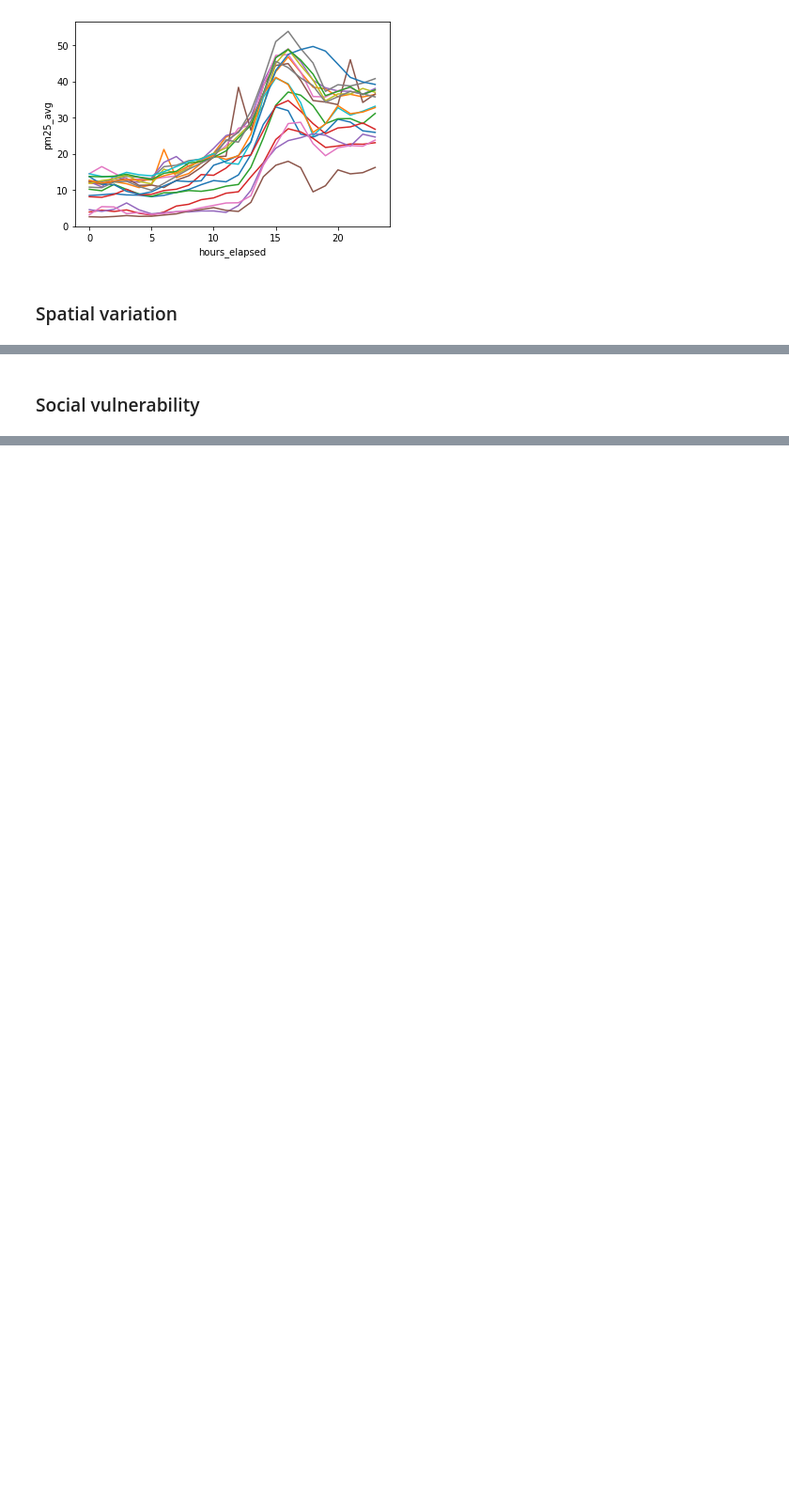
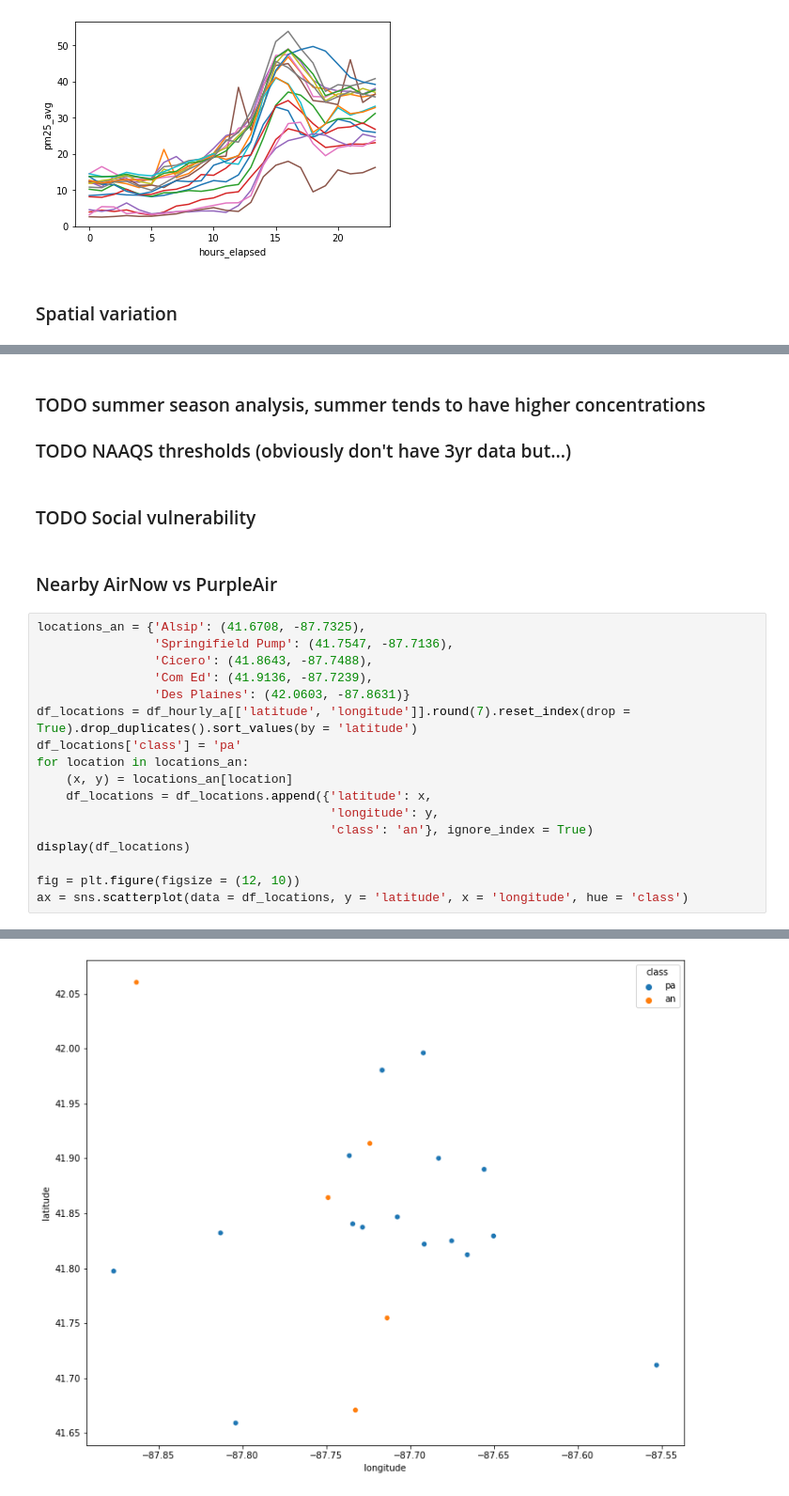
Before and after one commit to code-312/Air-Quality, a Jupyter notebook: notebooks/spatial_variation.ipynb, the cells around one changed output, grey strips where cells are left out. Shown at 94% size. Drawn from its saved outputs; the diff is of its cells as text; blank space fills up the shorter version.

Commit message:
quick plot of airnow vs purpleair sensor locations

```diff
--- a/notebooks/spatial_variation.ipynb
+++ b/notebooks/spatial_variation.ipynb
@@ -278,2 +272,25 @@ sns.lineplot(data = std_corrs);
+# %% [markdown]
+### TODO summer season analysis, summer tends to have higher concentrations
+### TODO NAAQS thresholds (obviously don't have 3yr data but...)
 # %% [markdown]
-### Social vulnerability
+### TODO Social vulnerability
+# %% [markdown]
+### Nearby AirNow vs PurpleAir
+# %%
+locations_an = {'Alsip': (41.6708, -87.7325),
+                'Springifield Pump': (41.7547, -87.7136),
+                'Cicero': (41.8643, -87.7488),
+                'Com Ed': (41.9136, -87.7239),
+                'Des Plaines': (42.0603, -87.8631)}
+df_locations = df_hourly_a[['latitude', 'longitude']].round(7).reset_index(drop = True).drop_duplicates().sort_values(by = 'latitude')
+df_locations['class'] = 'pa'
+for location in locations_an:
+    (x, y) = locations_an[location]
+    df_locations = df_locations.append({'latitude': x,
+                                        'longitude': y,
+                                        'class': 'an'}, ignore_index = True)
+display(df_locations)
+
+fig = plt.figure(figsize = (12, 10))
+ax = sns.scatterplot(data = df_locations, y = 'latitude', x = 'longitude', hue = 'class')
+# %% [output]
@@ -279,0 +314 @@ sns.lineplot(data = std_corrs);
+[figure, added]
```
Also changed, not shown: parts of 16 cells of this notebook.
